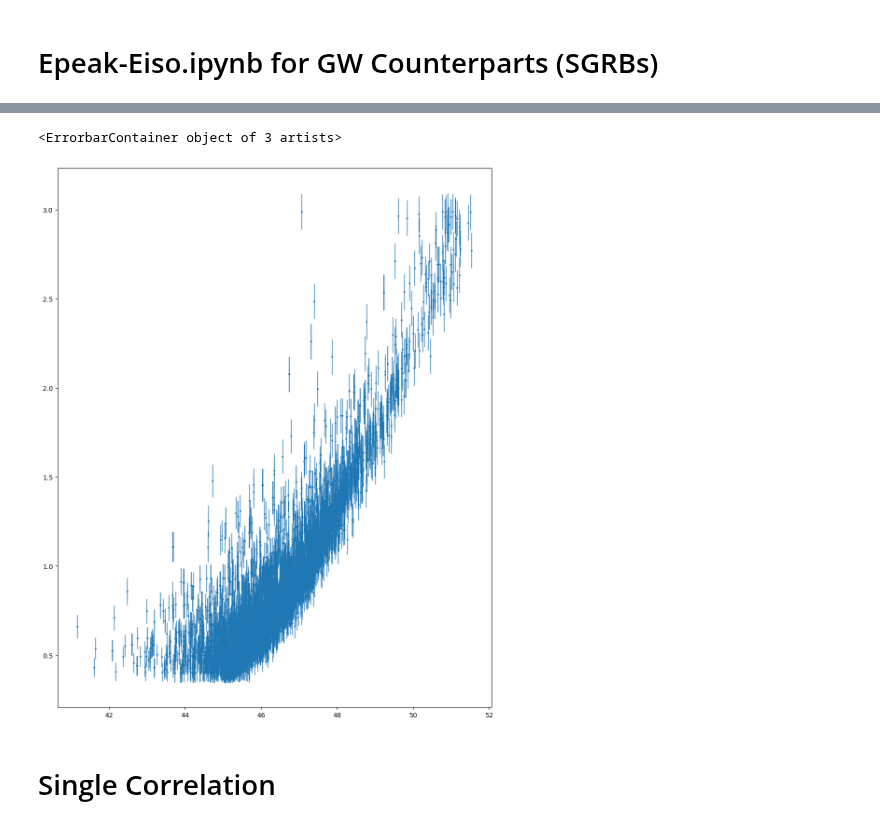
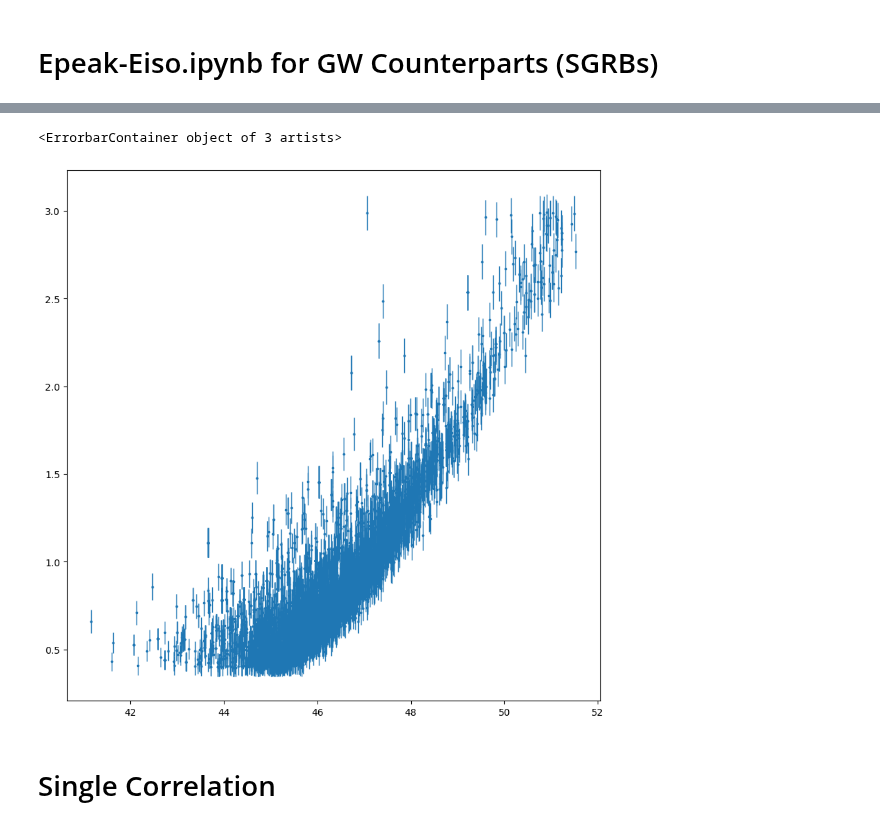
Before and after one commit to joanalnu/OAB-INAF, a Jupyter notebook: GW/Epeak_Eiso.ipynb, the cells around one changed output, grey strips where cells are left out. Cells and saved outputs as stored; diff of their text form; code cells hidden in the pictures.

Commit message:
re-run to check figures

```diff
--- a/GW/Epeak_Eiso.ipynb
+++ b/GW/Epeak_Eiso.ipynb
@@ -59,12 +59,12 @@ Epeak_bc = Epeak - np.mean(Epeak)
 11568 True
 11569 True
 # %%
-plt.figure(figsize=(12,15))
+plt.figure(figsize=(10,10))
 plt.scatter(original_Eiso, Epeak, s=3)
 plt.errorbar(original_Eiso, Epeak, yerr=Epeak_err, fmt='none', elinewidth=1)
 # %% [output]
 <ErrorbarContainer object of 3 artists>
-[figure, old version]
+[figure, new version]
 # %% [markdown]
 # Single Correlation
 # %%
```
Also changed, not shown: parts of 3 cells of this notebook, 2 other files.
